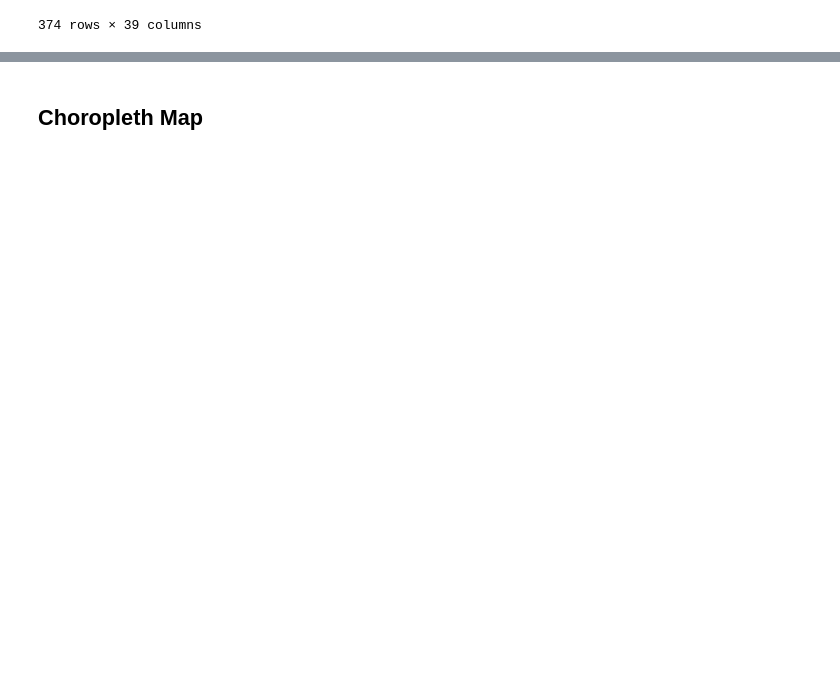
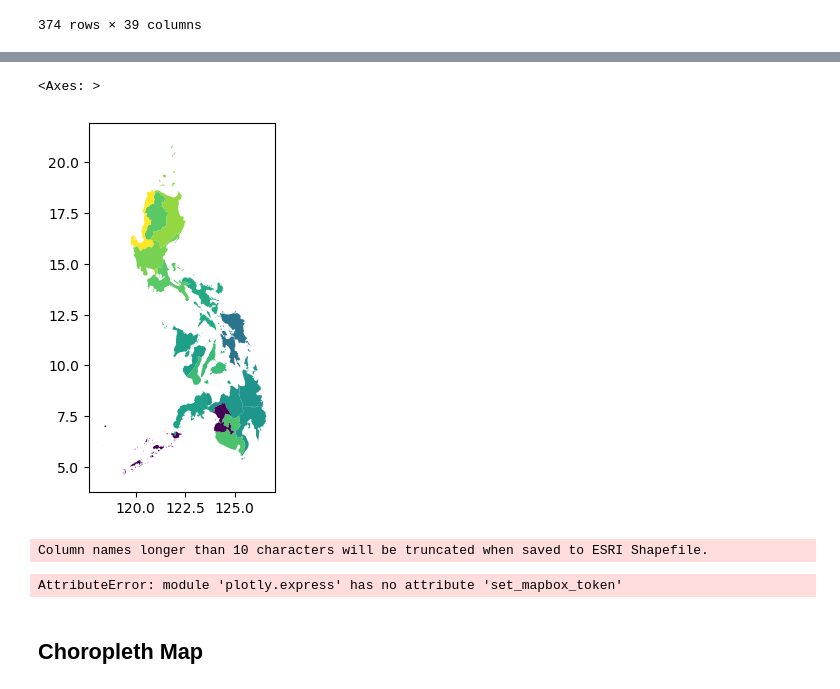
Before and after one commit to francheska-vicente/data101-ph-un-sgd, a Jupyter notebook: main_1 copy.ipynb, the cells around one changed output, grey strips where cells are left out. Cells and saved outputs as stored; diff of their text form; code cells hidden in the pictures; blank space fills up the shorter version.

```diff
--- a/main_1 copy.ipynb
+++ b/main_1 copy.ipynb
@@ -992,0 +1080,3 @@ gdf.to_csv ('geodata.csv')
+# %%
+pvt_gdf_141 = pd.pivot_table(gdf_141, index='Geolocation', columns='Year', values='1.4.1 Net JHS Enrolment Rate').reset_index()
+pvt_gdf_141.head()
@@ -992,0 +1091,3 @@ gdf.to_csv ('geodata.csv')
+# %%
+pvt_gdf_141_new = region_geom.merge(pvt_gdf_141, right_index=True, left_index=True)
+pvt_gdf_141_new.head()
@@ -992,0 +1103,5 @@ gdf.to_csv ('geodata.csv')
+# %%
+pvt_gdf_141_new.plot(column=2000)
+# %% [output]
+<Axes: >
+[figure, added]
@@ -992,0 +1113,8 @@ gdf.to_csv ('geodata.csv')
+# %%
+pvt_gdf_141_new.to_file('ind_141.shp')
+# %% [output]
+Column names longer than 10 characters will be truncated when saved to ESRI Shapefile.
+# %%
+px.set_mapbox_token('pk.eyJ1IjoiY2hlc2thdmljZW50ZSIsImEiOiJjbGsyZWxqa3gwZWl1M3Jwajk4bW1pYXM1In0.howmh8PtByYUiscFYQyOcw')
+# %% [output]
+AttributeError: module 'plotly.express' has no attribute 'set_mapbox_token'
```
Also changed, not shown: parts of 41 cells of this notebook, 8 other files.
